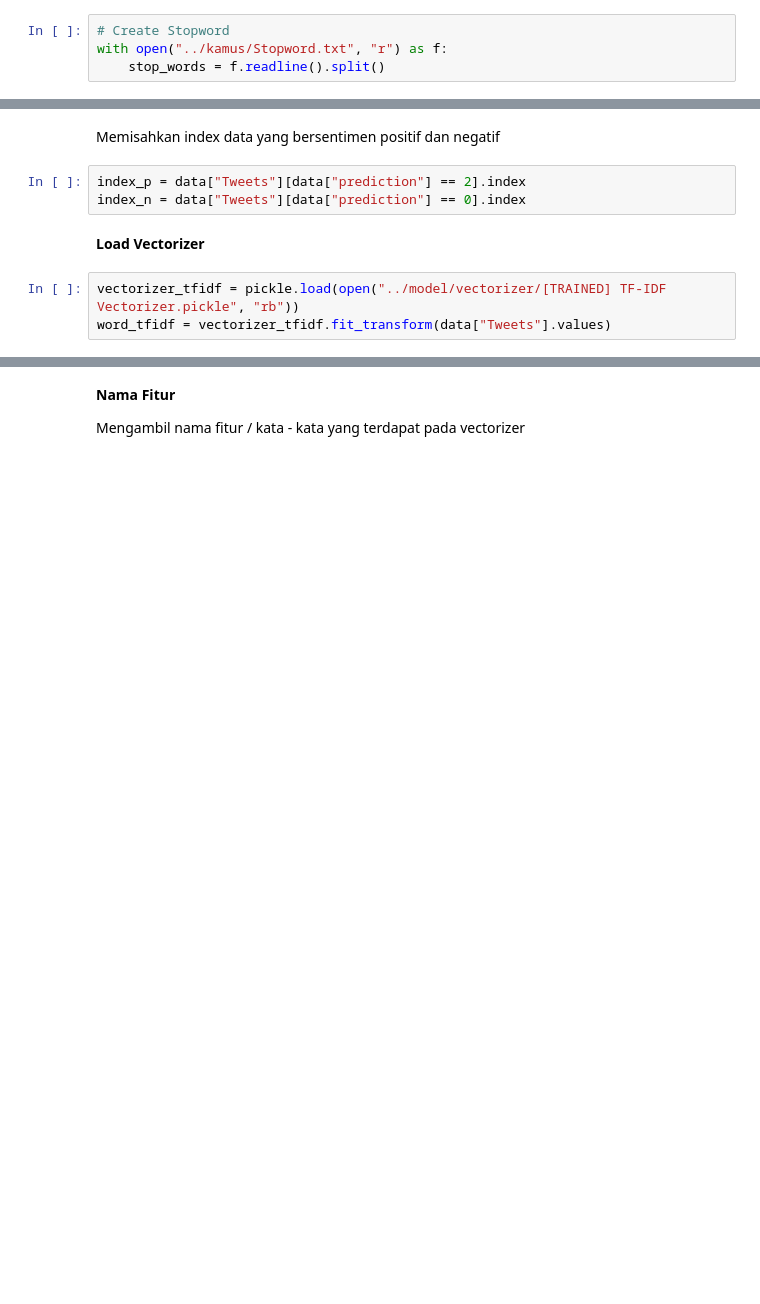
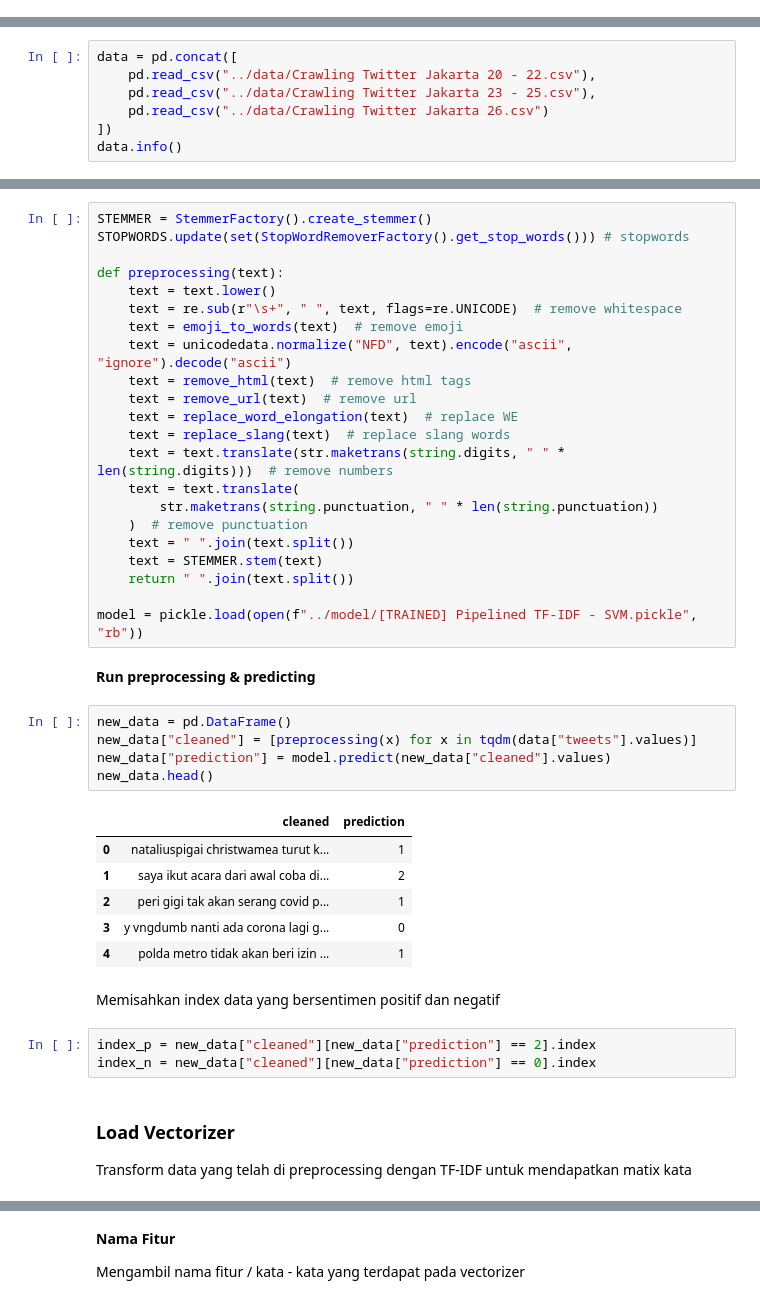
Before and after one commit to Hyuto/Analisis-Sentimen-Corona-DKI-Jakarta, a Jupyter notebook: notebook/WordCloud.ipynb, the cells around one changed output, grey strips where cells are left out. Cells and saved outputs as stored; diff of their text form; blank space fills up the shorter version.

Commit message:
Finishing notebook, update onnx model, and add onnx expoter to cli

```diff
--- a/notebook/WordCloud.ipynb
+++ b/notebook/WordCloud.ipynb
@@ -21,4 +23,0 @@ Menginput Stopword agar tidak ada Stopword yang masuk ke dalam WordCloud
-# %%
-# Create Stopword
-with open("../kamus/Stopword.txt", "r") as f:
-    stop_words = f.readline().split()
@@ -49,0 +34,7 @@ data
+# %%
+data = pd.concat([
+    pd.read_csv("../data/Crawling Twitter Jakarta 20 - 22.csv"),
+    pd.read_csv("../data/Crawling Twitter Jakarta 23 - 25.csv"),
+    pd.read_csv("../data/Crawling Twitter Jakarta 26.csv")
+])
+data.info()
@@ -50,10 +59,45 @@ data
+# %%
+STEMMER = StemmerFactory().create_stemmer()
+STOPWORDS.update(set(StopWordRemoverFactory().get_stop_words())) # stopwords
+
+def preprocessing(text):
+    text = text.lower()
+    text = re.sub(r"\s+", " ", text, flags=re.UNICODE)  # remove whitespace
+    text = emoji_to_words(text)  # remove emoji
+    text = unicodedata.normalize("NFD", text).encode("ascii", "ignore").decode("ascii")
+    text = remove_html(text)  # remove html tags
+    text = remove_url(text)  # remove url
+    text = replace_word_elongation(text)  # replace WE
+    text = replace_slang(text)  # replace slang words
+    text = text.translate(str.maketrans(string.digits, " " * len(string.digits)))  # remove numbers
+    text = text.translate(
+        str.maketrans(string.punctuation, " " * len(string.punctuation))
+    )  # remove punctuation
+    text = " ".join(text.split())
+    text = STEMMER.stem(text)
+    return " ".join(text.split())
+
+model = pickle.load(open(f"../model/[TRAINED] Pipelined TF-IDF - SVM.pickle", "rb"))
+# %% [markdown]
+**Run preprocessing & predicting**
+# %%
+new_data = pd.DataFrame()
+new_data["cleaned"] = [preprocessing(x) for x in tqdm(data["tweets"].values)]
+new_data["prediction"] = model.predict(new_data["cleaned"].values)
+new_data.head()
+# %% [output]
+|  | cleaned | prediction |
+| 0 | nataliuspigai christwamea turut k... | 1 |
+| 1 | saya ikut acara dari awal coba di... | 2 |
+| 2 | peri gigi tak akan serang covid p... | 1 |
+| 3 | y vngdumb nanti ada corona lagi g... | 0 |
+| 4 | polda metro tidak akan beri izin ... | 1 |
 # %% [markdown]
 Memisahkan index data yang bersentimen positif dan negatif
 # %%
-index_p = data["Tweets"][data["prediction"] == 2].index
-index_n = data["Tweets"][data["prediction"] == 0].index
+index_p = new_data["cleaned"][new_data["prediction"] == 2].index
+index_n = new_data["cleaned"][new_data["prediction"] == 0].index
-# %% [markdown]
-**Load Vectorizer**
-# %%
-vectorizer_tfidf = pickle.load(open("../model/vectorizer/[TRAINED] TF-IDF Vectorizer.pickle", "rb"))
-word_tfidf = vectorizer_tfidf.fit_transform(data["Tweets"].values)
+# %% [markdown]
+### Load Vectorizer
+
+Transform data yang telah di preprocessing dengan TF-IDF untuk mendapatkan matix kata
```
Also changed, not shown: parts of 20 cells of this notebook, 14 other files.
